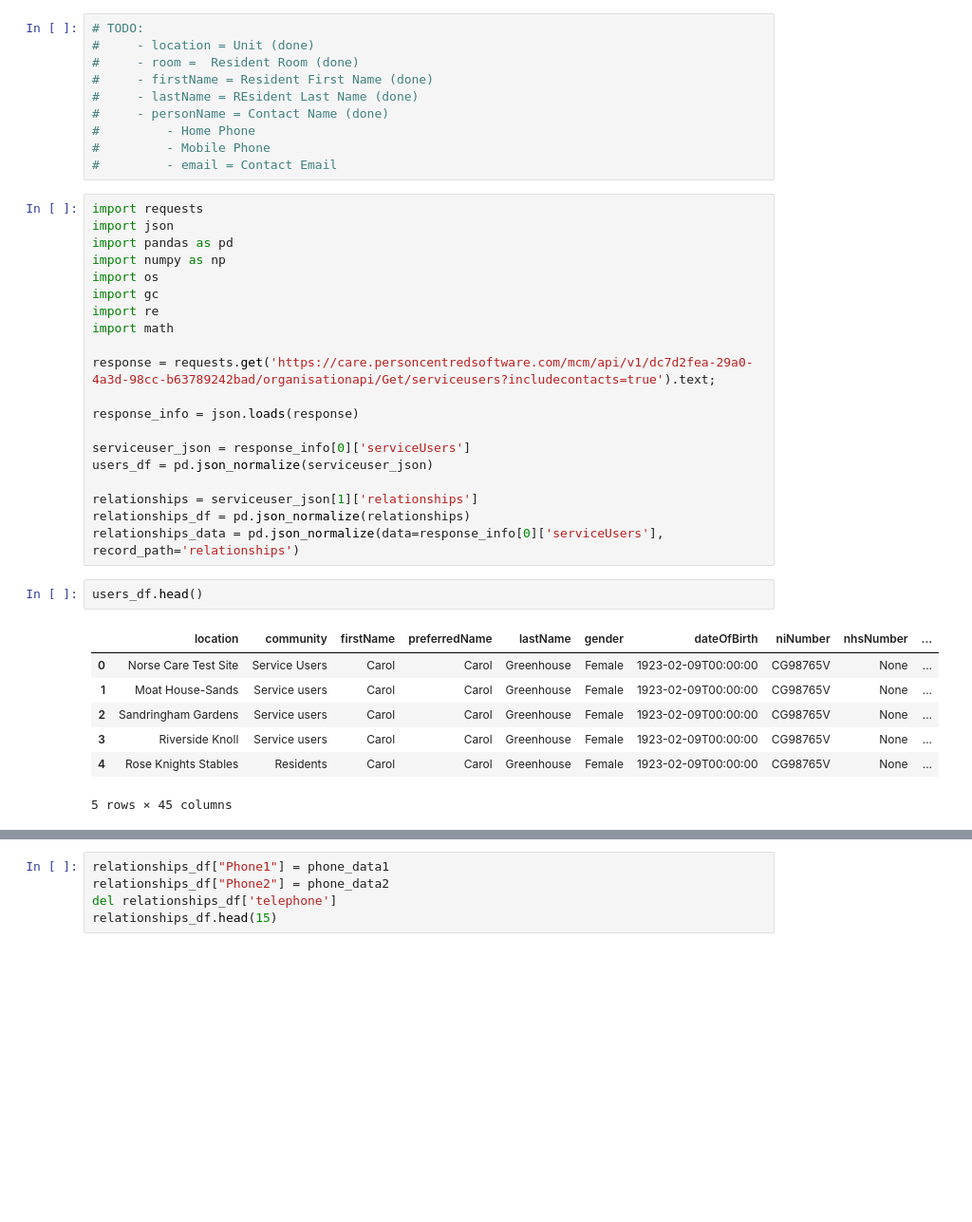
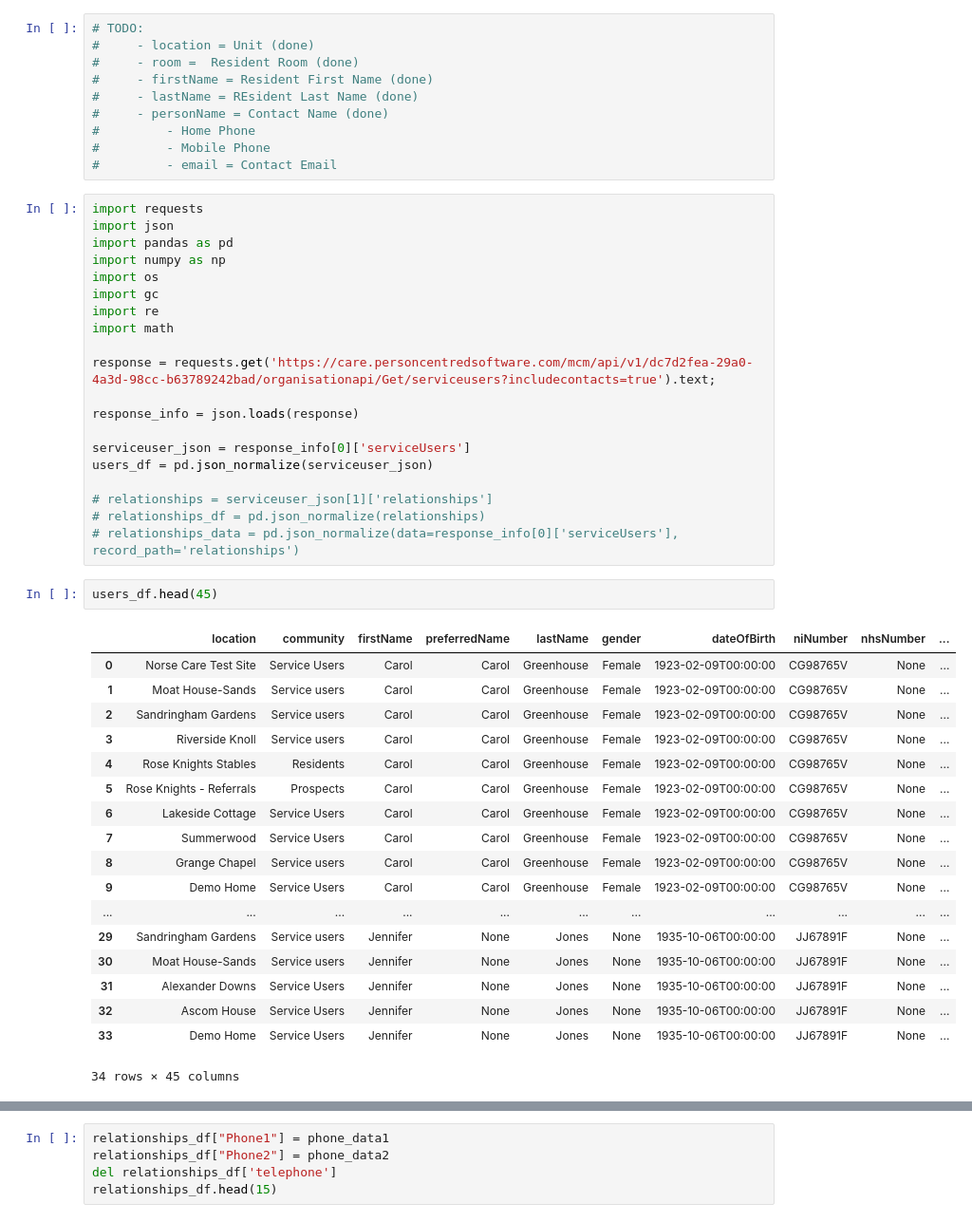
Before and after one commit to thunderbait/pcs-flex-adapter, a Jupyter notebook: Untitled.ipynb, the cells around one changed output, grey strips where cells are left out. Shown at 95% size. Drawn from its saved outputs; the diff is of its cells as text; blank space fills up the shorter version.

Commit message:
edits on dataframes

```diff
--- a/Untitled.ipynb
+++ b/Untitled.ipynb
@@ -25,16 +25,27 @@ response_info = json.loads(response)
 serviceuser_json = response_info[0]['serviceUsers']
 users_df = pd.json_normalize(serviceuser_json)
 
-relationships = serviceuser_json[1]['relationships']
-relationships_df = pd.json_normalize(relationships)
-relationships_data = pd.json_normalize(data=response_info[0]['serviceUsers'], record_path='relationships')
+# relationships = serviceuser_json[1]['relationships']
+# relationships_df = pd.json_normalize(relationships)
+# relationships_data = pd.json_normalize(data=response_info[0]['serviceUsers'], record_path='relationships')
 # %%
-users_df.head()
+users_df.head(45)
 # %% [output]
 |  | location | community | firstName | preferredName | lastName | gender | dateOfBirth | niNumber | nhsNumber | ... |
 | 0 | Norse Care Test Site | Service Users | Carol | Carol | Greenhouse | Female | 1923-02-09T00:00:00 | CG98765V | None | ... |
 | 1 | Moat House-Sands | Service users | Carol | Carol | Greenhouse | Female | 1923-02-09T00:00:00 | CG98765V | None | ... |
 | 2 | Sandringham Gardens | Service users | Carol | Carol | Greenhouse | Female | 1923-02-09T00:00:00 | CG98765V | None | ... |
 | 3 | Riverside Knoll | Service users | Carol | Carol | Greenhouse | Female | 1923-02-09T00:00:00 | CG98765V | None | ... |
 | 4 | Rose Knights Stables | Residents | Carol | Carol | Greenhouse | Female | 1923-02-09T00:00:00 | CG98765V | None | ... |
+| 5 | Rose Knights - Referrals | Prospects | Carol | Carol | Greenhouse | Female | 1923-02-09T00:00:00 | CG98765V | None | ... |
+| 6 | Lakeside Cottage | Service Users | Carol | Carol | Greenhouse | Female | 1923-02-09T00:00:00 | CG98765V | None | ... |
+| 7 | Summerwood | Service Users | Carol | Carol | Greenhouse | Female | 1923-02-09T00:00:00 | CG98765V | None | ... |
+| 8 | Grange Chapel | Service users | Carol | Carol | Greenhouse | Female | 1923-02-09T00:00:00 | CG98765V | None | ... |
+| 9 | Demo Home | Service Users | Carol | Carol | Greenhouse | Female | 1923-02-09T00:00:00 | CG98765V | None | ... |
+| ... | ... | ... | ... | ... | ... | ... | ... | ... | ... | ... |
+| 29 | Sandringham Gardens | Service users | Jennifer | None | Jones | None | 1935-10-06T00:00:00 | JJ67891F | None | ... |
+| 30 | Moat House-Sands | Service users | Jennifer | None | Jones | None | 1935-10-06T00:00:00 | JJ67891F | None | ... |
+| 31 | Alexander Downs | Service Users | Jennifer | None | Jones | None | 1935-10-06T00:00:00 | JJ67891F | None | ... |
+| 32 | Ascom House | Service Users | Jennifer | None | Jones | None | 1935-10-06T00:00:00 | JJ67891F | None | ... |
+| 33 | Demo Home | Service Users | Jennifer | None | Jones | None | 1935-10-06T00:00:00 | JJ67891F | None | ... |
-5 rows × 45 columns
+34 rows × 45 columns
```
Also changed, not shown: parts of 12 cells of this notebook.
